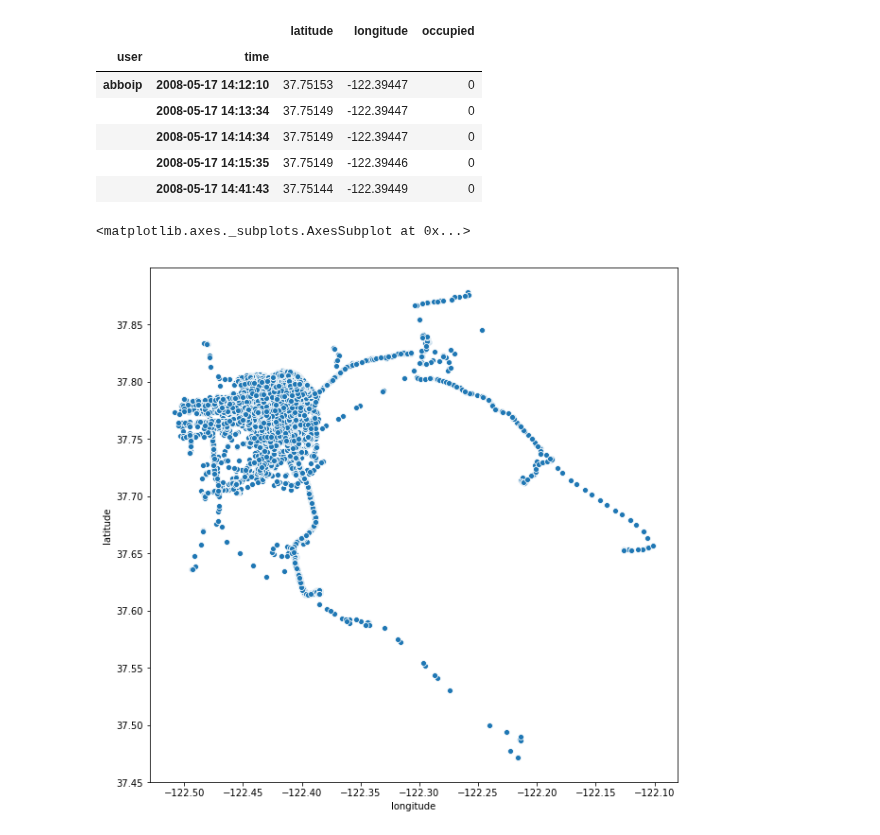
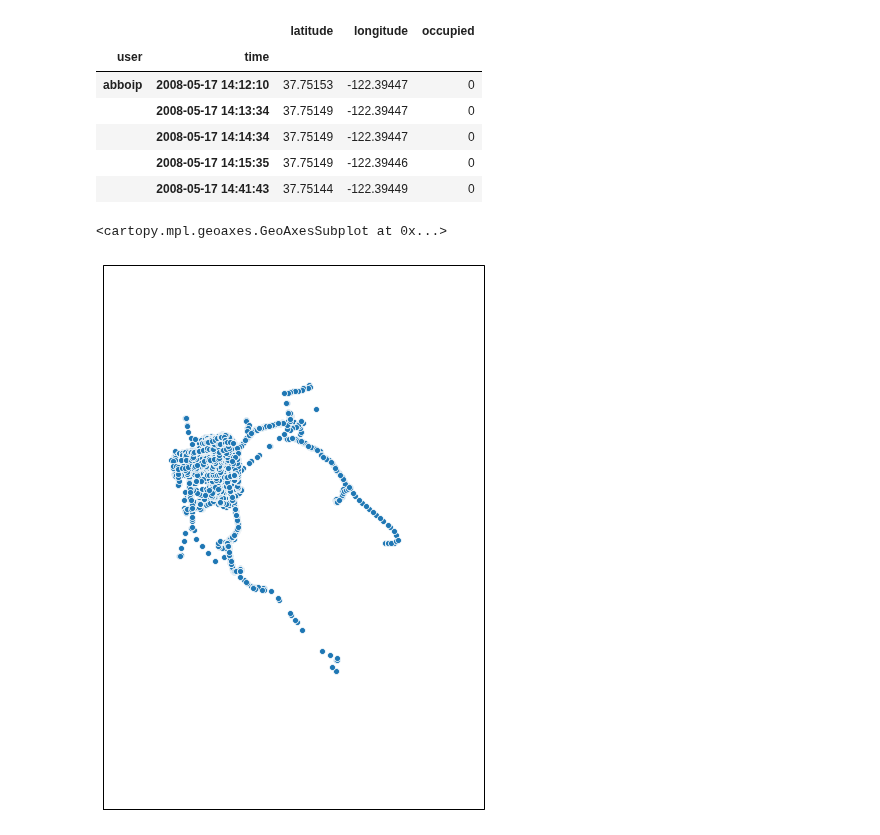
Before and after one commit to LordHelmchen324/real-vs-synthetic-geospatial, a Jupyter notebook: density_map_prototyping.ipynb, the cells around one changed output. Saved outputs shown, nothing was run; the diff lists cells and outputs as text; code cells hidden in the pictures.

Commit message:
Integrated the correct map projections

```diff
--- a/density_map_prototyping.ipynb
+++ b/density_map_prototyping.ipynb
@@ -22,9 +23,13 @@ df_abboip = df.loc['abboip']
 north, south, east, west = 38.04691, 37.276830000000004, -121.95391333333333, -122.62829
 # %%
 plt.figure(figsize=(10, 10))
-sns.scatterplot(df_abboip['longitude'], df_abboip['latitude'])
+
+ax = plt.axes(projection=ccrs.UTM(10))
+ax.set_extent([west, east, south, north])
+
+sns.scatterplot(df_abboip['longitude'], df_abboip['latitude'], transform=ccrs.PlateCarree())
 # %% [output]
-<matplotlib.axes._subplots.AxesSubplot at 0x...>
+<cartopy.mpl.geoaxes.GeoAxesSubplot at 0x...>
-[figure, old version]
+[figure, new version]
 # %%
 plt.figure(figsize=(10, 10))
```
Also changed, not shown: parts of 2 cells of this notebook.
